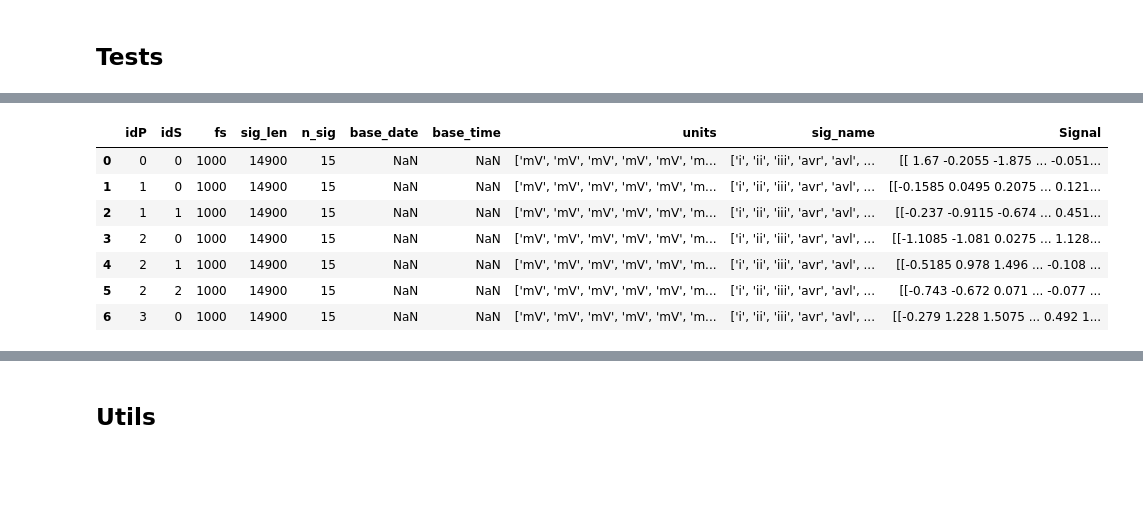
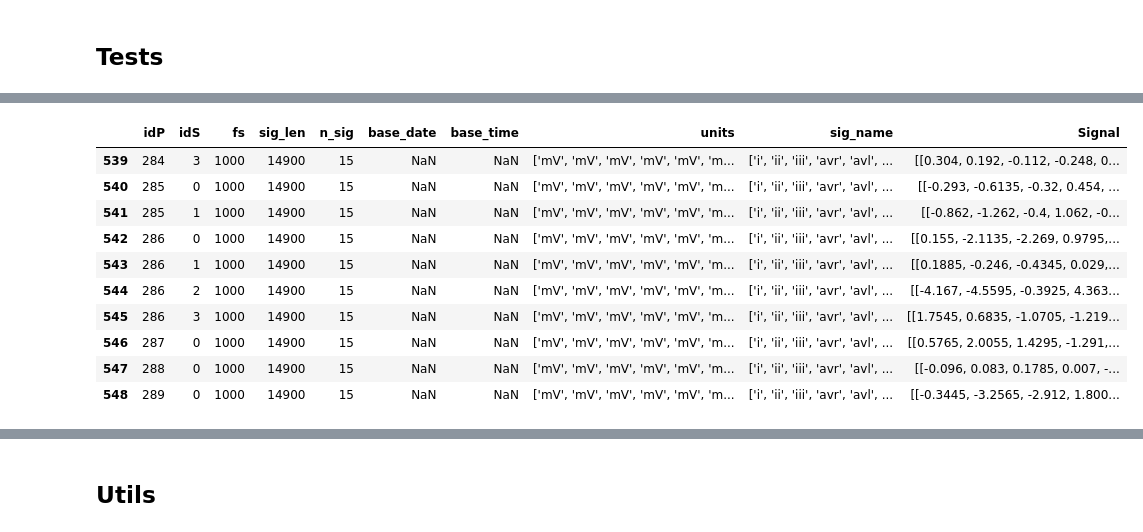
Before and after one commit to Ni-cole17/Diagnostic-ECG-Database, a Jupyter notebook: Trabalho_Tecnicas.ipynb, the cells around one changed output, grey strips where cells are left out. Drawn from its saved outputs; the diff is of its cells as text; code cells hidden in the pictures; blank space fills up the shorter version.

```diff
--- a/Trabalho_Tecnicas.ipynb
+++ b/Trabalho_Tecnicas.ipynb
@@ -415,11 +447,14 @@ patient
 # %%
-signal
+signal.tail(10)
 # %% [output]
 |  | idP | idS | fs | sig_len | n_sig | base_date | base_time | units | sig_name | Signal |
-| 0 | 0 | 0 | 1000 | 14900 | 15 | NaN | NaN | ['mV', 'mV', 'mV', 'mV', 'mV', 'm... | ['i', 'ii', 'iii', 'avr', 'avl', ... | [[ 1.67 -0.2055 -1.875 ... -0.051... |
-| 1 | 1 | 0 | 1000 | 14900 | 15 | NaN | NaN | ['mV', 'mV', 'mV', 'mV', 'mV', 'm... | ['i', 'ii', 'iii', 'avr', 'avl', ... | [[-0.1585 0.0495 0.2075 ... 0.121... |
-| 2 | 1 | 1 | 1000 | 14900 | 15 | NaN | NaN | ['mV', 'mV', 'mV', 'mV', 'mV', 'm... | ['i', 'ii', 'iii', 'avr', 'avl', ... | [[-0.237 -0.9115 -0.674 ... 0.451... |
-| 3 | 2 | 0 | 1000 | 14900 | 15 | NaN | NaN | ['mV', 'mV', 'mV', 'mV', 'mV', 'm... | ['i', 'ii', 'iii', 'avr', 'avl', ... | [[-1.1085 -1.081 0.0275 ... 1.128... |
-| 4 | 2 | 1 | 1000 | 14900 | 15 | NaN | NaN | ['mV', 'mV', 'mV', 'mV', 'mV', 'm... | ['i', 'ii', 'iii', 'avr', 'avl', ... | [[-0.5185 0.978 1.496 ... -0.108 ... |
-| 5 | 2 | 2 | 1000 | 14900 | 15 | NaN | NaN | ['mV', 'mV', 'mV', 'mV', 'mV', 'm... | ['i', 'ii', 'iii', 'avr', 'avl', ... | [[-0.743 -0.672 0.071 ... -0.077 ... |
-| 6 | 3 | 0 | 1000 | 14900 | 15 | NaN | NaN | ['mV', 'mV', 'mV', 'mV', 'mV', 'm... | ['i', 'ii', 'iii', 'avr', 'avl', ... | [[-0.279 1.228 1.5075 ... 0.492 1... |
+| 539 | 284 | 3 | 1000 | 14900 | 15 | NaN | NaN | ['mV', 'mV', 'mV', 'mV', 'mV', 'm... | ['i', 'ii', 'iii', 'avr', 'avl', ... | [[0.304, 0.192, -0.112, -0.248, 0... |
+| 540 | 285 | 0 | 1000 | 14900 | 15 | NaN | NaN | ['mV', 'mV', 'mV', 'mV', 'mV', 'm... | ['i', 'ii', 'iii', 'avr', 'avl', ... | [[-0.293, -0.6135, -0.32, 0.454, ... |
+| 541 | 285 | 1 | 1000 | 14900 | 15 | NaN | NaN | ['mV', 'mV', 'mV', 'mV', 'mV', 'm... | ['i', 'ii', 'iii', 'avr', 'avl', ... | [[-0.862, -1.262, -0.4, 1.062, -0... |
+| 542 | 286 | 0 | 1000 | 14900 | 15 | NaN | NaN | ['mV', 'mV', 'mV', 'mV', 'mV', 'm... | ['i', 'ii', 'iii', 'avr', 'avl', ... | [[0.155, -2.1135, -2.269, 0.9795,... |
+| 543 | 286 | 1 | 1000 | 14900 | 15 | NaN | NaN | ['mV', 'mV', 'mV', 'mV', 'mV', 'm... | ['i', 'ii', 'iii', 'avr', 'avl', ... | [[0.1885, -0.246, -0.4345, 0.029,... |
+| 544 | 286 | 2 | 1000 | 14900 | 15 | NaN | NaN | ['mV', 'mV', 'mV', 'mV', 'mV', 'm... | ['i', 'ii', 'iii', 'avr', 'avl', ... | [[-4.167, -4.5595, -0.3925, 4.363... |
+| 545 | 286 | 3 | 1000 | 14900 | 15 | NaN | NaN | ['mV', 'mV', 'mV', 'mV', 'mV', 'm... | ['i', 'ii', 'iii', 'avr', 'avl', ... | [[1.7545, 0.6835, -1.0705, -1.219... |
+| 546 | 287 | 0 | 1000 | 14900 | 15 | NaN | NaN | ['mV', 'mV', 'mV', 'mV', 'mV', 'm... | ['i', 'ii', 'iii', 'avr', 'avl', ... | [[0.5765, 2.0055, 1.4295, -1.291,... |
+| 547 | 288 | 0 | 1000 | 14900 | 15 | NaN | NaN | ['mV', 'mV', 'mV', 'mV', 'mV', 'm... | ['i', 'ii', 'iii', 'avr', 'avl', ... | [[-0.096, 0.083, 0.1785, 0.007, -... |
+| 548 | 289 | 0 | 1000 | 14900 | 15 | NaN | NaN | ['mV', 'mV', 'mV', 'mV', 'mV', 'm... | ['i', 'ii', 'iii', 'avr', 'avl', ... | [[-0.3445, -3.2565, -2.912, 1.800... |
```
Also changed, not shown: parts of 22 cells of this notebook.
